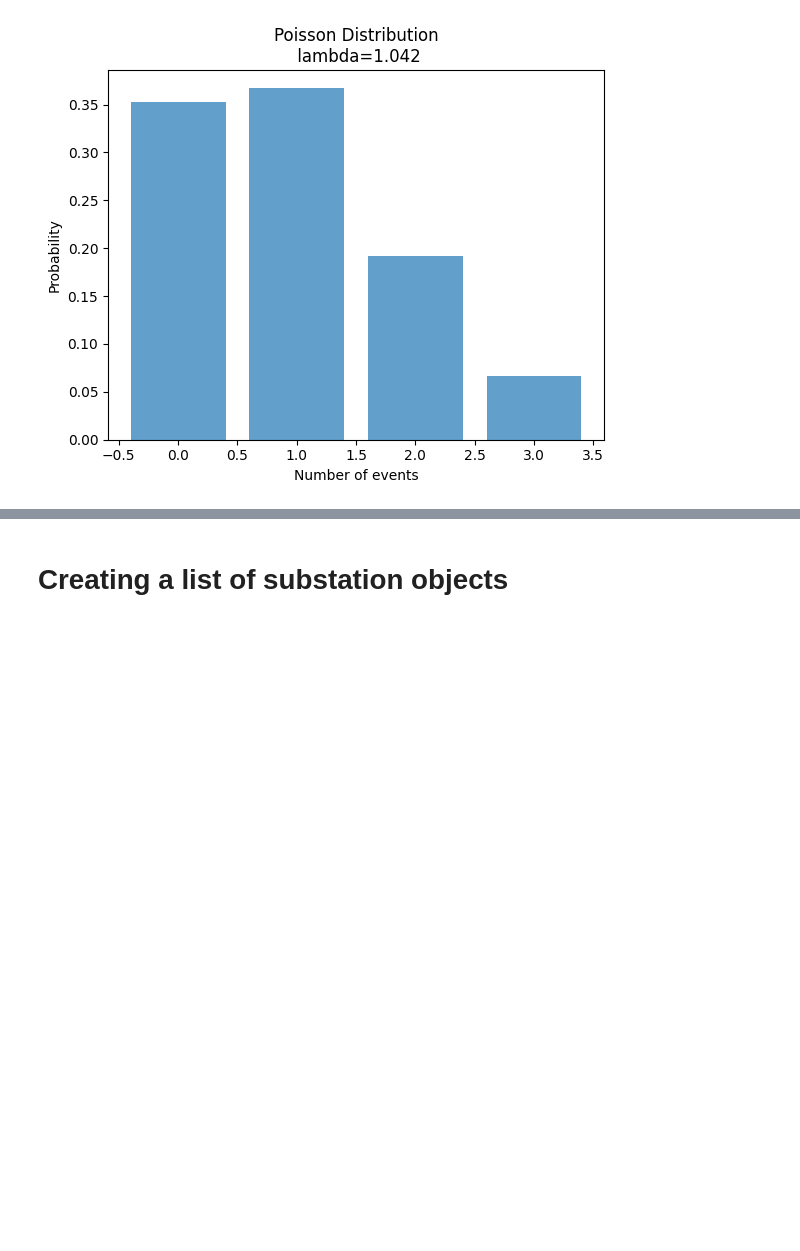
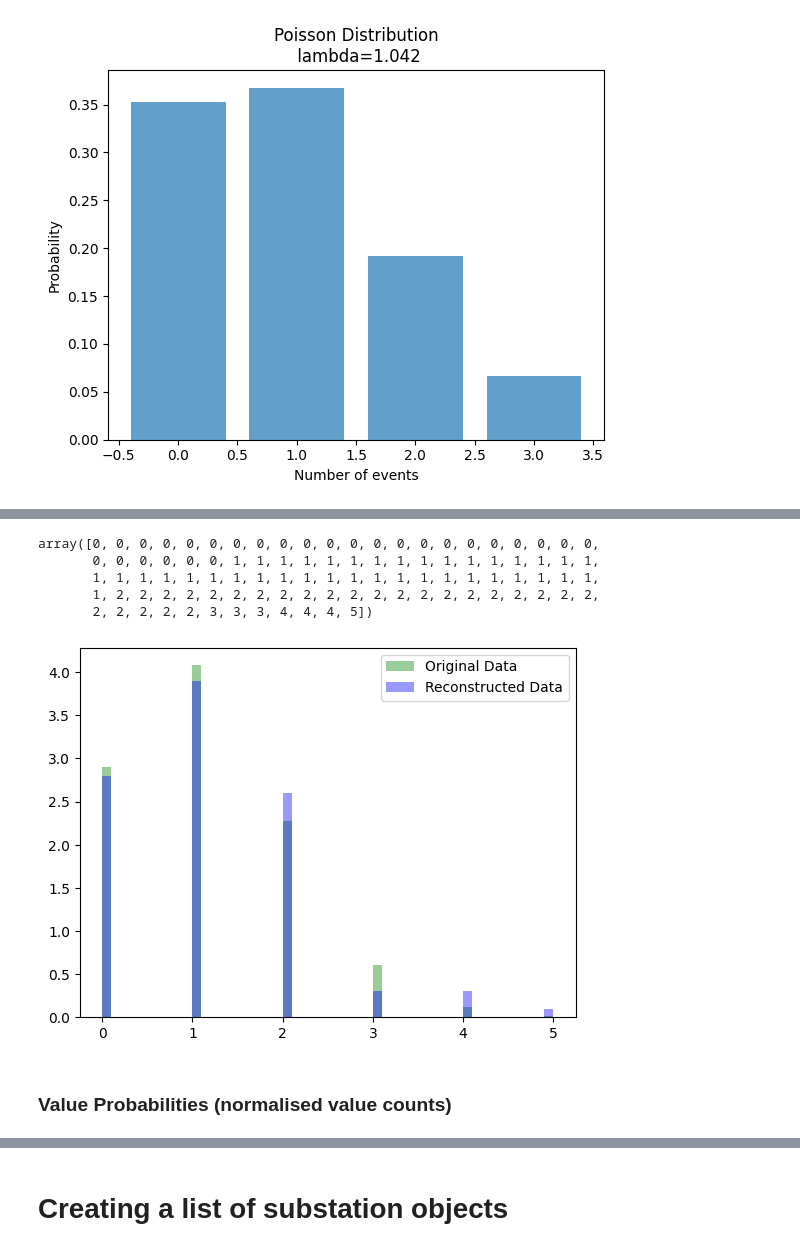
Before and after one commit to robertoldaker/net-zero-energy-systems, a Jupyter notebook: EvDemandModel/Dev/HistoricalDataEstimation.ipynb, the cells around one changed output, grey strips where cells are left out. Drawn from its saved outputs; the diff is of its cells as text; code cells hidden in the pictures; blank space fills up the shorter version.

Commit message:
Added Percentile Data Compression

```diff
--- a/EvDemandModel/Dev/HistoricalDataEstimation.ipynb
+++ b/EvDemandModel/Dev/HistoricalDataEstimation.ipynb
@@ -1346,0 +1369,8 @@ plt.show()
+# %%
+# Calculate 5% percentile bands
+percentiles = [np.percentile(ds_bevs, p).astype(int) for p in range(0, 101, 5)]
+
+# Convert to pandas Series
+percentile_series = pd.Series(percentiles, index=[f"{i}%" for i in range(0, 101, 5)])
+
+percentile_series
@@ -1346,0 +1395,26 @@ plt.show()
+# %%
+reconstructed_data = []
+for i in range(len(percentile_series) - 1):
+    start = percentile_series.iloc[i]
+    end = percentile_series.iloc[i+1]
+    # Number of points for 5% of the data
+    num_points = int(0.005 * len(ds_bevs))
+    reconstructed_data.extend(np.linspace(start, end, num_points))
+
+reconstructed_data = np.array(reconstructed_data).round(0).astype(int)
+reconstructed_data
+# %% [output]
+array([0, 0, 0, 0, 0, 0, 0, 0, 0, 0, 0, 0, 0, 0, 0, 0, 0, 0, 0, 0, 0, 0,
+       0, 0, 0, 0, 0, 0, 1, 1, 1, 1, 1, 1, 1, 1, 1, 1, 1, 1, 1, 1, 1, 1,
+       1, 1, 1, 1, 1, 1, 1, 1, 1, 1, 1, 1, 1, 1, 1, 1, 1, 1, 1, 1, 1, 1,
+       1, 2, 2, 2, 2, 2, 2, 2, 2, 2, 2, 2, 2, 2, 2, 2, 2, 2, 2, 2, 2, 2,
+       2, 2, 2, 2, 2, 3, 3, 3, 4, 4, 4, 5])
+# %%
+plt.hist(ds_bevs, bins=50, color='g', alpha=0.4, label='Original Data', density=True)
+plt.hist(reconstructed_data, bins=50, color='b', alpha=0.4, label='Reconstructed Data', density=True)
+plt.legend(loc='best')
+plt.show()
+# %% [output]
+[figure, added]
+# %% [markdown]
+### Value Probabilities (normalised value counts)
```
Also changed, not shown: parts of 11 cells of this notebook.
